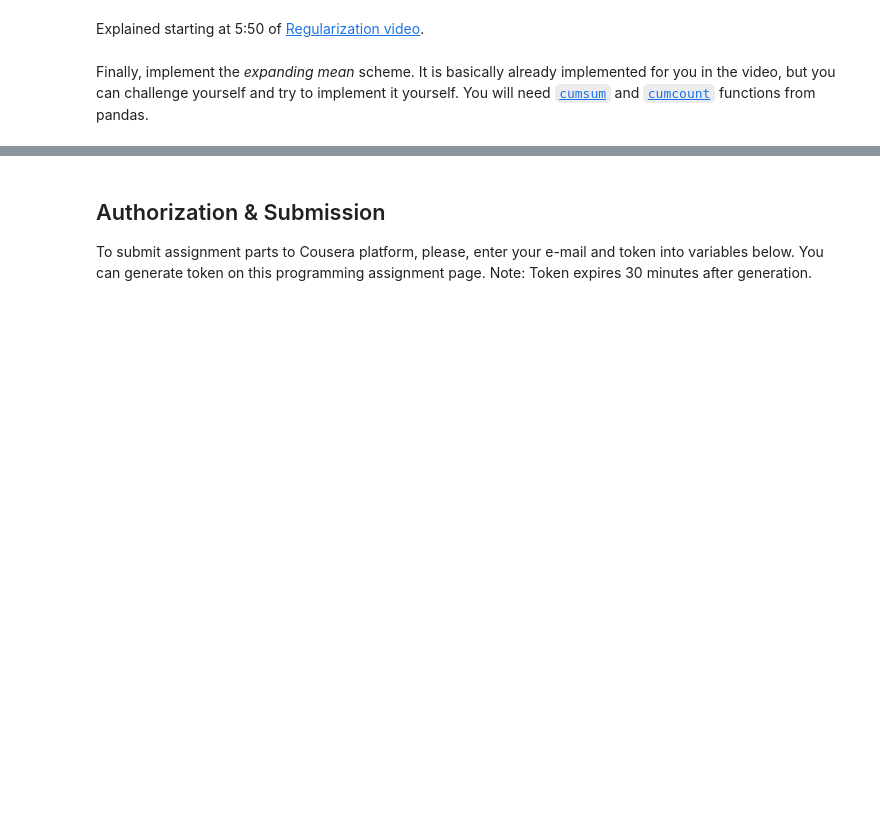
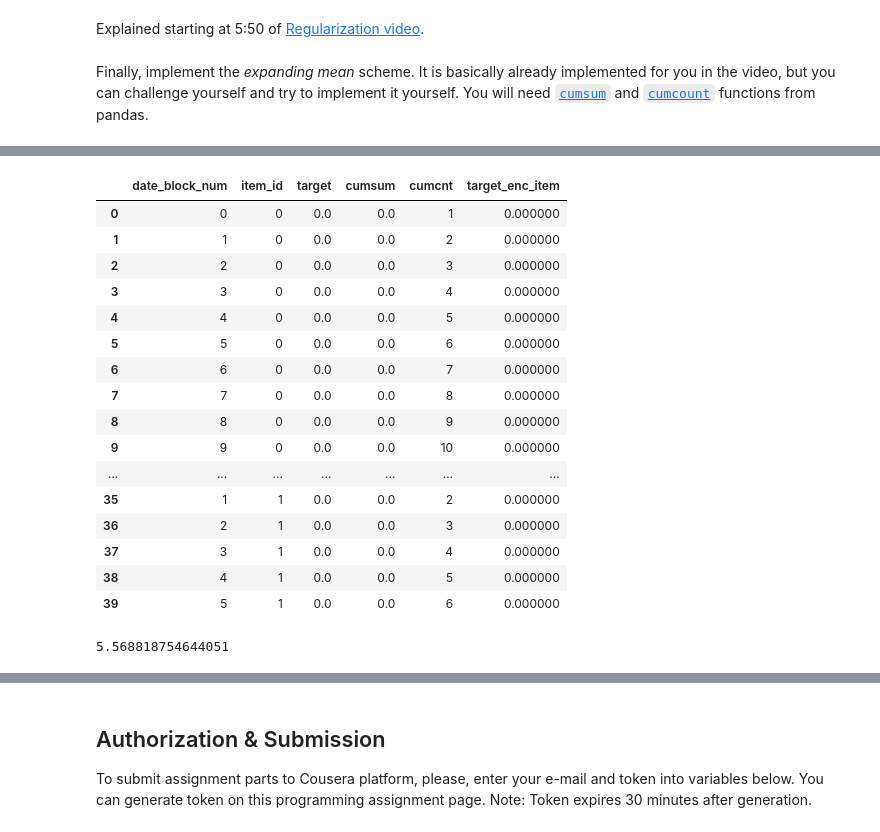
Before and after one commit to mtasende/competitive-data-science, a Jupyter notebook: Programming assignment, week 3: Mean encodings/Programming_assignment_week_3.ipynb, the cells around one changed output, grey strips where cells are left out. Saved outputs shown, nothing was run; the diff lists cells and outputs as text; code cells hidden in the pictures; blank space fills up the shorter version.

```diff
--- a/Programming assignment, week 3: Mean encodings/Programming_assignment_week_3.ipynb
+++ b/Programming assignment, week 3: Mean encodings/Programming_assignment_week_3.ipynb
@@ -207,0 +245,4 @@ Finally, implement the *expanding mean* scheme. It is basically already implemen
+# %%
+data_list = list()
+for item, month in product(item_ids, months):
+    data_list.append({'item_id': item, 'date_block_num': month})
@@ -207,0 +290,24 @@ Finally, implement the *expanding mean* scheme. It is basically already implemen
+# %%
+all_months.head(40)
+# %% [output]
+|  | date_block_num | item_id | target | cumsum | cumcnt | target_enc_item |
+| 0 | 0 | 0 | 0.0 | 0.0 | 1 | 0.000000 |
+| 1 | 1 | 0 | 0.0 | 0.0 | 2 | 0.000000 |
+| 2 | 2 | 0 | 0.0 | 0.0 | 3 | 0.000000 |
+| 3 | 3 | 0 | 0.0 | 0.0 | 4 | 0.000000 |
+| 4 | 4 | 0 | 0.0 | 0.0 | 5 | 0.000000 |
+| 5 | 5 | 0 | 0.0 | 0.0 | 6 | 0.000000 |
+| 6 | 6 | 0 | 0.0 | 0.0 | 7 | 0.000000 |
+| 7 | 7 | 0 | 0.0 | 0.0 | 8 | 0.000000 |
+| 8 | 8 | 0 | 0.0 | 0.0 | 9 | 0.000000 |
+| 9 | 9 | 0 | 0.0 | 0.0 | 10 | 0.000000 |
+| ... | ... | ... | ... | ... | ... | ... |
+| 35 | 1 | 1 | 0.0 | 0.0 | 2 | 0.000000 |
+| 36 | 2 | 1 | 0.0 | 0.0 | 3 | 0.000000 |
+| 37 | 3 | 1 | 0.0 | 0.0 | 4 | 0.000000 |
+| 38 | 4 | 1 | 0.0 | 0.0 | 5 | 0.000000 |
+| 39 | 5 | 1 | 0.0 | 0.0 | 6 | 0.000000 |
+# %%
+all_months.target_enc_item.mean()
+# %% [output]
+5.568818754644051
```
Also changed, not shown: parts of 28 cells of this notebook, 1 other file.
